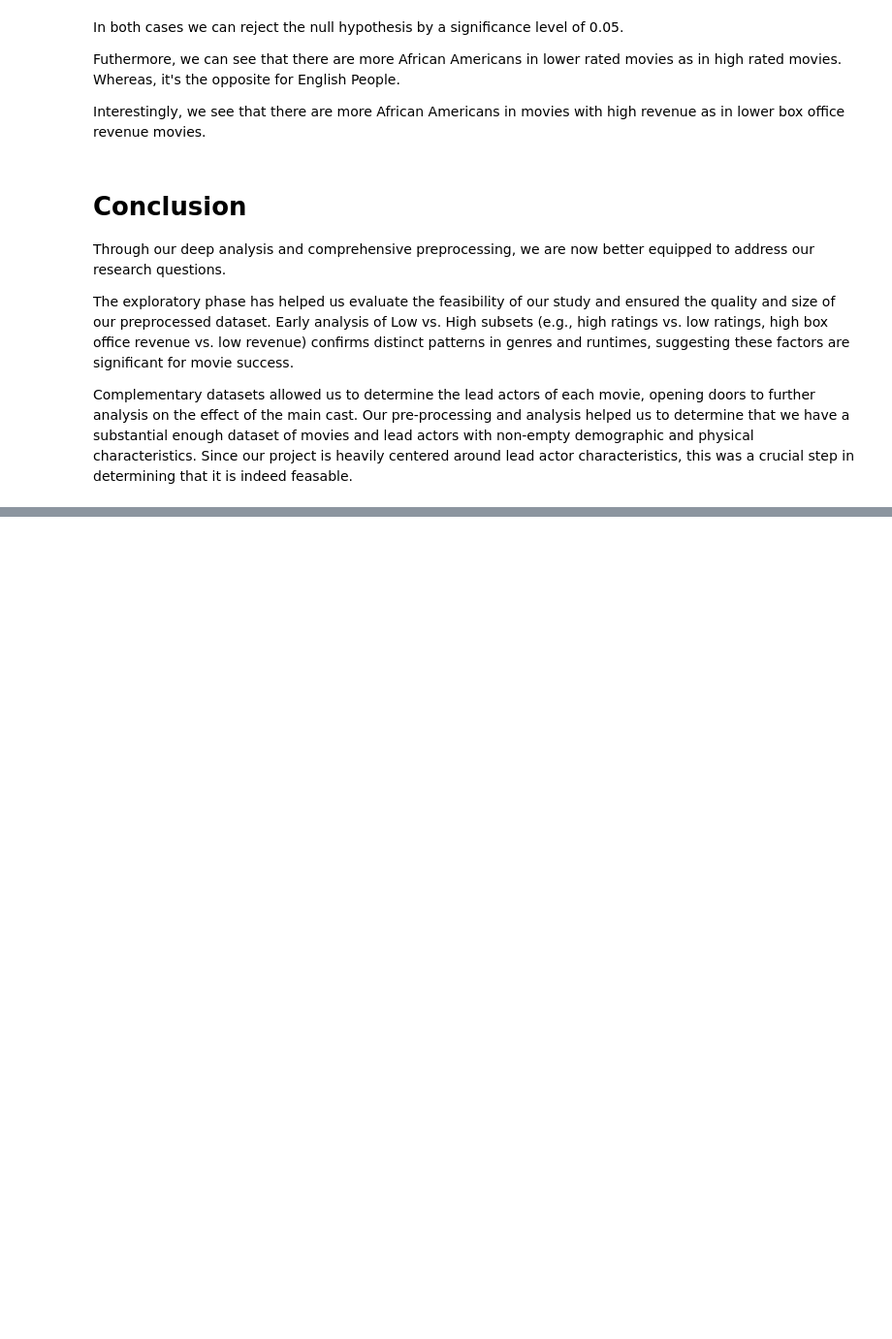
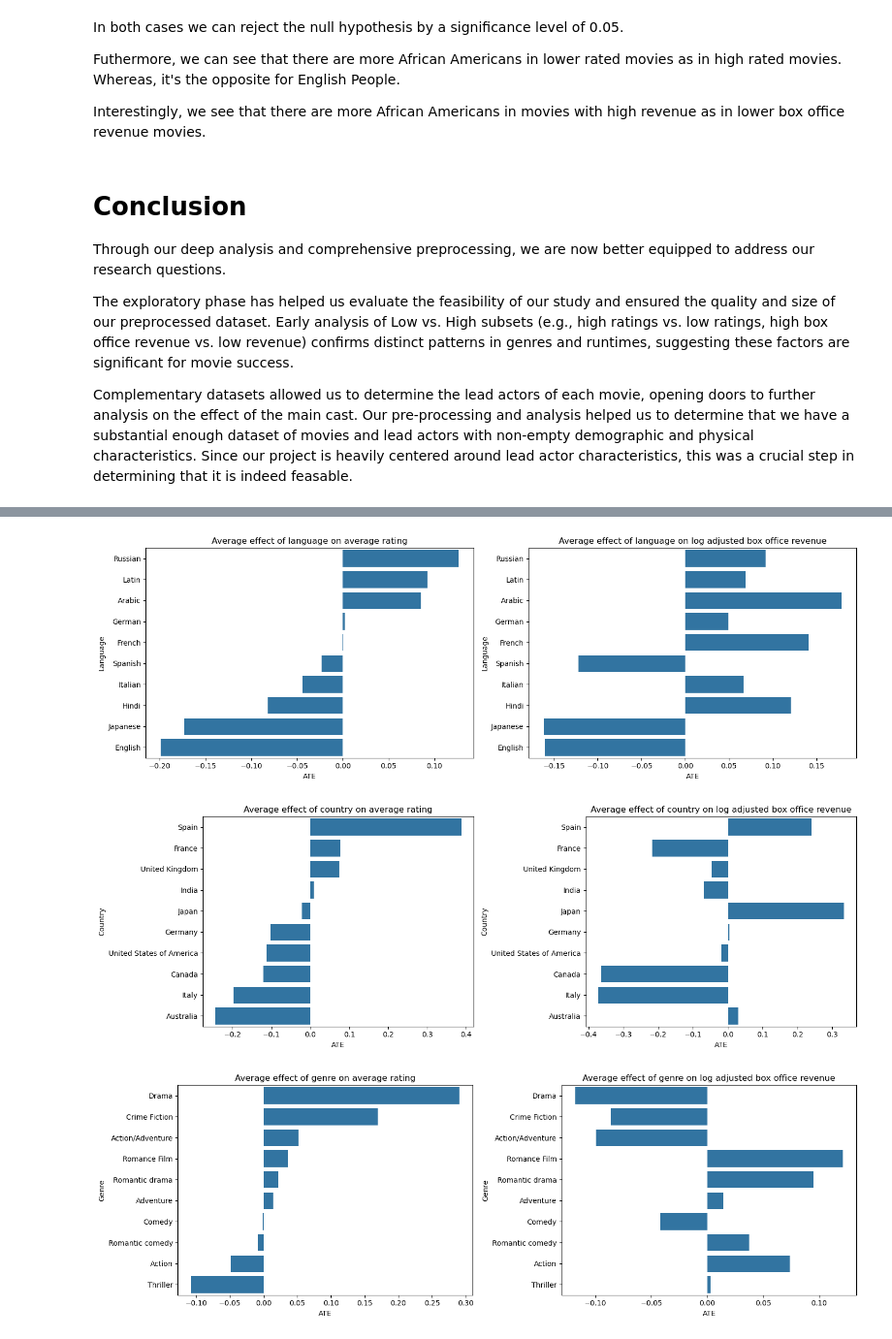
Before and after one commit to epfl-ada/ada-2024-project-authenticdataaddicts, a Jupyter notebook: results.ipynb, the cells around one changed output, grey strips where cells are left out. Shown at 97% size. Saved outputs shown, nothing was run; the diff lists cells and outputs as text; code cells hidden in the pictures; blank space fills up the shorter version.

```diff
--- a/results.ipynb
+++ b/results.ipynb
@@ -885,0 +928,46 @@ Complementary datasets allowed us to determine the lead actors of each movie, op
+# %%
+from sklearn.preprocessing import StandardScaler
+
+scalar = StandardScaler()
+
+numerical_standardized = scalar.fit_transform(numerical)
+numerical_standardized = pd.DataFrame(numerical_standardized, columns=numerical.columns)
+
+data = pd.concat([numerical_standardized, categorical], axis=1)
+# %%
+from src.data_evaluation import ate_categorical_values
+
+rating_effects = ate_categorical_values(data, categorical.columns, 'averageRating', numerical['averageRating'])
+revenue_effects = ate_categorical_values(data, categorical.columns, 'log_adjusted_box_office', numerical['log_adjusted_box_office'])
+# %%
+def ate_barplot(rating_effects: pd.DataFrame, revenue_effects: pd.DataFrame, effect: str):
+    """Creates a bar plot showing the average rating and revenue effects.
+
+    Args:
+        rating_effects (pd.DataFrame): The average rating effects.
+        revenue_effects (pd.DataFrame): The box office revenue effects.
+        effect (str): The effect's name.
+    """
+
+    rating_country_effect = rating_effects.sort_values('ATE', ascending=False)
+    revenue_country_effect = revenue_effects.loc[rating_country_effect.index]
+
+    fig, axes = plt.subplots(1, 2, figsize=(15, 5))
+
+    sns.barplot(rating_country_effect.reset_index(), y='index', x='ATE', ax=axes[0])
+    axes[0].set_ylabel(effect)
+    axes[0].set_title(f'Average effect of {effect.lower()} on average rating')
+
+    sns.barplot(revenue_country_effect.reset_index(), y='index', x='ATE', ax=axes[1])
+    axes[1].set_ylabel(effect)
+    axes[1].set_title(f'Average effect of {effect.lower()} on log adjusted box office revenue')
+
+    fig.tight_layout()
+# %%
+ate_barplot(rating_effects.loc[languages.columns], revenue_effects.loc[languages.columns], 'Language')
+ate_barplot(rating_effects.loc[countries.columns], revenue_effects.loc[countries.columns], 'Country')
+ate_barplot(rating_effects.loc[genres.columns], revenue_effects.loc[genres.columns], 'Genre')
+# %% [output]
+[figure, added]
+[figure, added]
+[figure, added]
```
Also changed, not shown: parts of 12 cells of this notebook, 1 other file.
